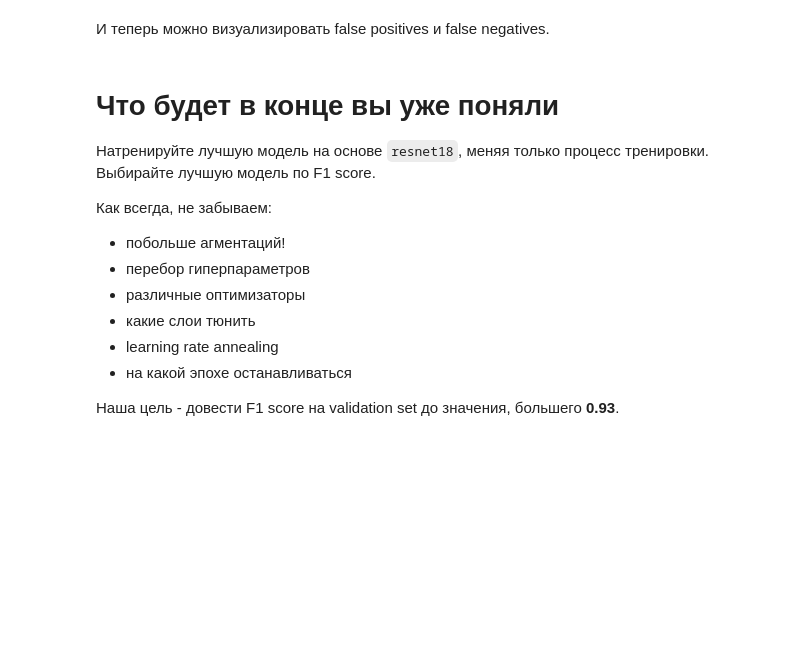
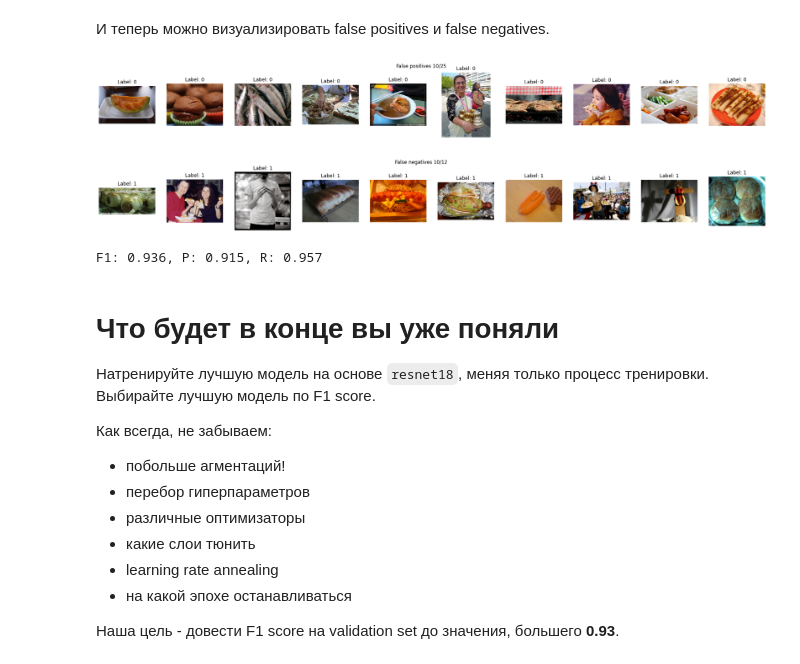
Before and after one commit to iptkachev/dlcourse_ai, a Jupyter notebook: assignments/assignment4/HotdogOrNot.ipynb, the cells around one changed output. Drawn from its saved outputs; the diff is of its cells as text; code cells hidden in the pictures; blank space fills up the shorter version.

```diff
--- a/assignments/assignment4/HotdogOrNot.ipynb
+++ b/assignments/assignment4/HotdogOrNot.ipynb
@@ -378,7 +377,18 @@ model = models.resnet18(pretrained=True)
 # TODO: Add a new output layer
 # Train new layer with learning speed 0.001 and old layers with 0.0001
 # https://pytorch.org/tutorials/beginner/transfer_learning_tutorial.html
+
+num_last_features = model.fc.in_features
+model.fc = nn.Linear(num_last_features, 2)  # 2 classes: hotdog(1) or not(0)
+model.type(torch.cuda.FloatTensor)
+model.to(device)
+
+parameters = [
+                {'params': map(lambda tupl: tupl[1], filter(lambda kv: not kv[0].startswith('fc'), model.named_parameters())), 'lr': 1e-4},
+                {'params': map(lambda tupl: tupl[1], filter(lambda kv: kv[0].startswith('fc'), model.named_parameters()))}
+            ]   # Fill the right thing here!
+
+n_epochs = 2
 loss = nn.CrossEntropyLoss()
-
-optimizer = None # Hint - look into what PyTorch optimizers let you configure!
-loss_history, train_history, val_history = train_model(model_conv, train_loader, val_loader, loss, optimizer, 5)
+optimizer = optim.Adam(parameters, lr=1e-3)
+loss_history, train_history, val_history = train_model(model, train_loader, val_loader, loss, optimizer, n_epochs)
@@ -423,32 +436,71 @@ def evaluate_model(model, dataset, indices):
     # and ground truth labels
     # Hint: SubsetSampler above could be useful!
 
-    raise Exception("Not implemented")
+    predictions = []
+    ground_truth = []
 
-    return predictions, ground_truth
+    for i in SubsetSampler(indices):
+        x, y, _ = dataset[i]
+        x = x.to(device)
+        pred = model(torch.unsqueeze(x, dim=0))
+        pred = torch.argmax(pred)
+        predictions.append(pred.item())
+        ground_truth.append(y)
 
-predictions, gt = evaluate_model(model_conv, train_dataset, val_indices)
+    return np.array(predictions), np.array(ground_truth)
+
+predictions, gt = evaluate_model(model, train_dataset, val_indices)
 # %% [markdown]
 И теперь можно визуализировать false positives и false negatives.
 # %%
+false_positive_indices = []
+false_negatives_indices = []
+
+for i, (p, g) in enumerate((zip(predictions, gt))):
+    if g == 0 and p == 1:
+        false_positive_indices.append(val_indices[i])
+    elif g == 1 and p == 0:
+        false_negatives_indices.append(val_indices[i])
+
 # TODO: Compute indices of the false positives on the validation set.
 # Note those have to be indices of the original dataset
-false_positive_indices = None
 visualize_samples(orig_dataset, false_positive_indices, "False positives")
 
 # TODO: Compute indices of the false negatives on the validation set.
 # Note those have to be indices of the original dataset
-false_negatives_indices = None
 visualize_samples(orig_dataset, false_negatives_indices, "False negatives")
+# %% [output]
+[figure, added]
+[figure, added]
 # %%
-import sklearn.metrics as metrics
 def binary_classification_metrics(prediction, ground_truth):
     # TODO: Implement this function!
     # We did this already it in the assignment1
+    precision = 0
+    recall = 0
+    accuracy = 0
+    f1 = 0
+
+    # Some helpful links:
+    # https://en.wikipedia.org/wiki/Precision_and_recall
+    # https://en.wikipedia.org/wiki/F1_score
+    count_objects = ground_truth.shape[0]
+
+    tp = 0
+    for i in range(prediction.shape[0]):
+        if prediction[i]:
+            tp += (prediction[i] == ground_truth[i])
+
+    recall = tp / ground_truth.sum()
+    precision = tp / prediction.sum()
+    f1 = 2 * precision * recall / (precision + recall)
+
     return precision, recall, f1
 
 precision, recall, f1 = binary_classification_metrics(predictions, gt)
 print("F1: %4.3f, P: %4.3f, R: %4.3f" % (f1, precision, recall))
+# %% [output]
+F1: 0.936, P: 0.915, R: 0.957
 # %% [markdown]
 # Что будет в конце вы уже поняли
 
```
Also changed, not shown: parts of 10 cells of this notebook.
